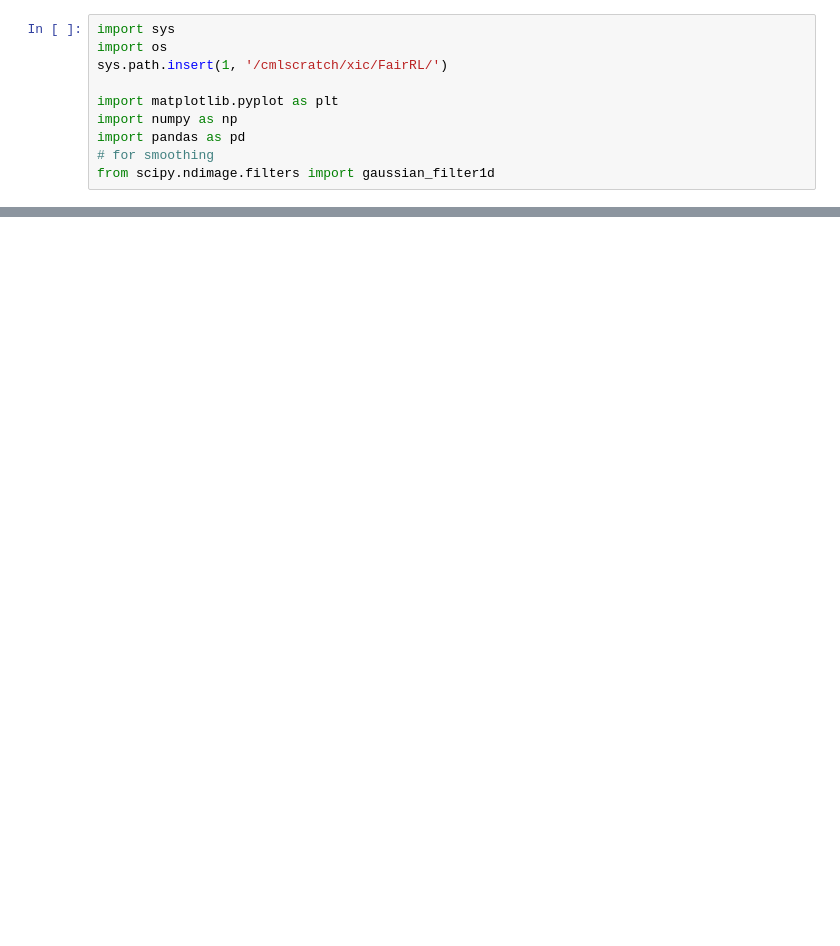
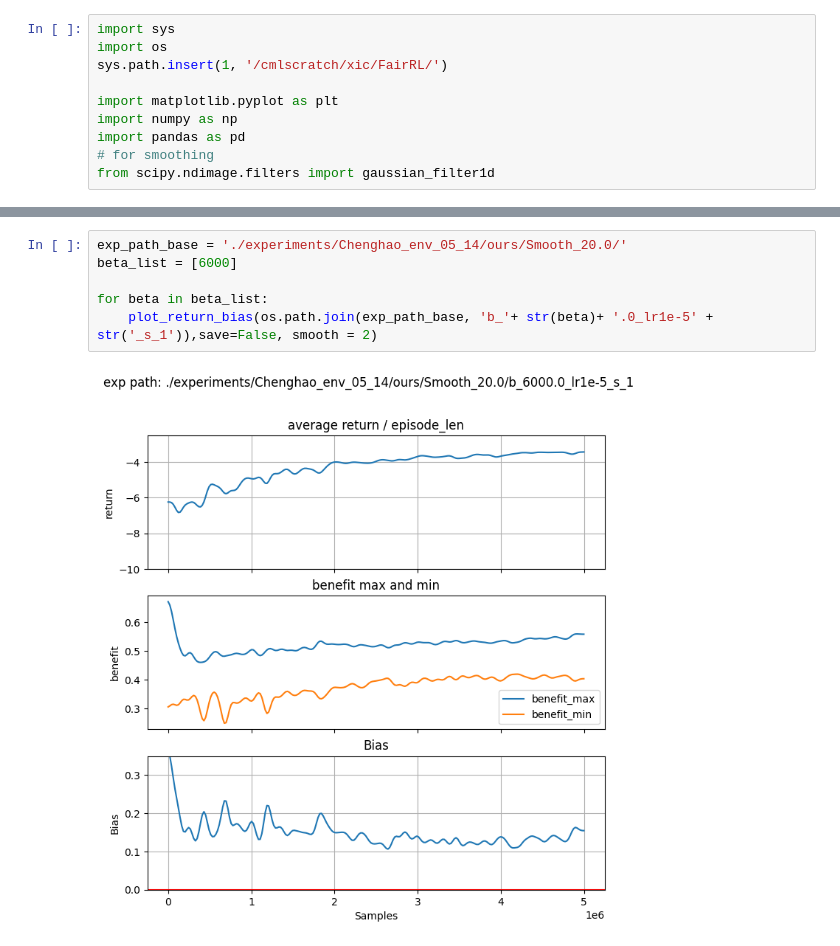
Before and after one commit to Yuancheng-Xu/ELBERT, a Jupyter notebook: attention_allocation_experiment/plot_xyc.ipynb, the cells around one changed output, grey strips where cells are left out. Saved outputs shown, nothing was run; the diff lists cells and outputs as text; blank space fills up the shorter version.

```diff
--- a/attention_allocation_experiment/plot_xyc.ipynb
+++ b/attention_allocation_experiment/plot_xyc.ipynb
@@ -66 +68,9 @@ def plot_return_bias(exp_path, save=True, smooth=-1):
+# %%
+exp_path_base = './experiments/Chenghao_env_05_14/ours/Smooth_20.0/'
+beta_list = [6000]
+
+for beta in beta_list:
+    plot_return_bias(os.path.join(exp_path_base, 'b_'+ str(beta)+ '.0_lr1e-5' + str('_s_1')),save=False, smooth = 2)
+# %% [output]
+[figure, added]
 # %%
```
Also changed, not shown: parts of 3 cells of this notebook, 5 other files.
